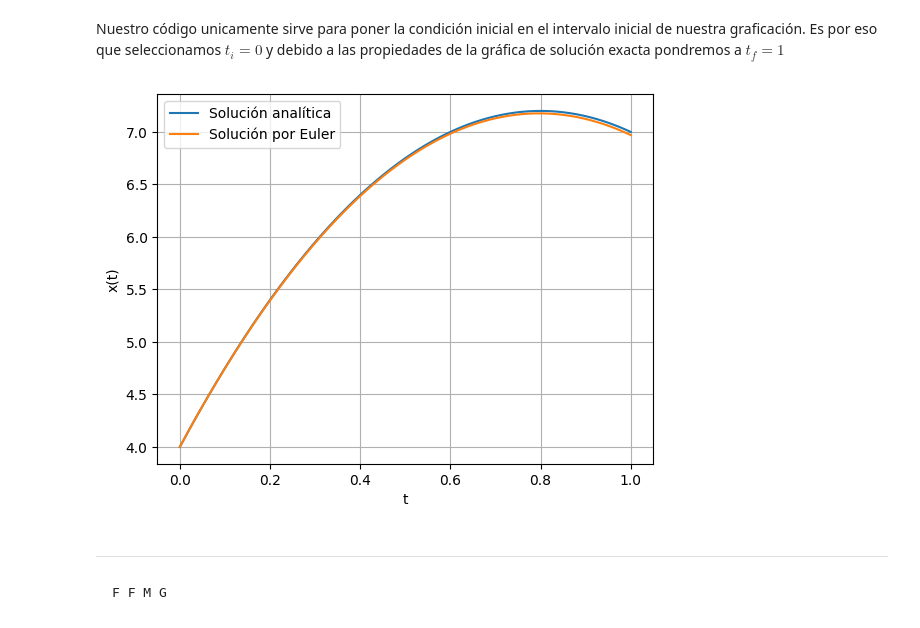
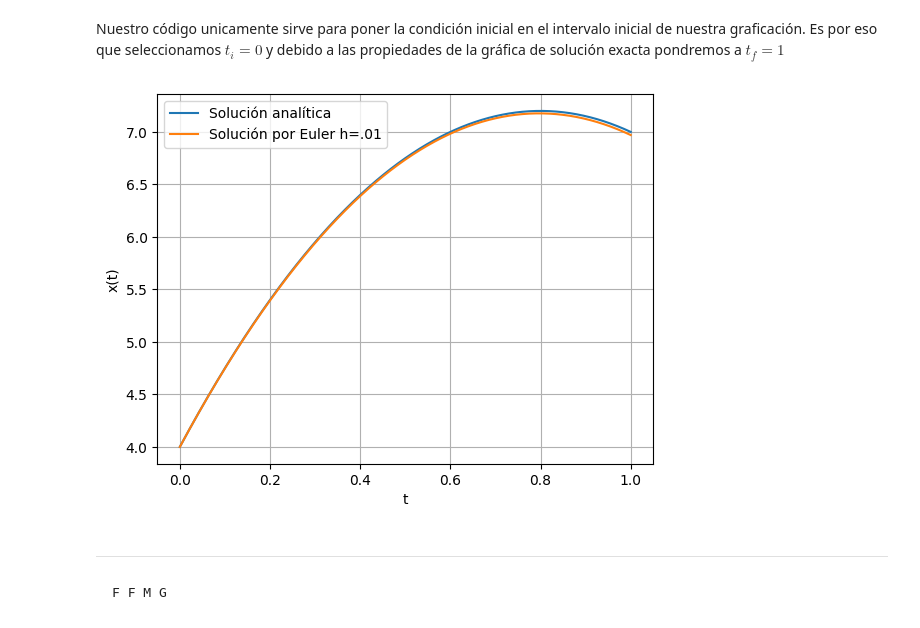
Before and after one commit to PhysFruu/Fisica_Computacional, a Jupyter notebook: Tarea_11_Metodo_de_Euler.ipynb, the cells around one changed output. Drawn from its saved outputs; the diff is of its cells as text; code cells hidden in the pictures.

````diff
--- a/Tarea_11_Metodo_de_Euler.ipynb
+++ b/Tarea_11_Metodo_de_Euler.ipynb
@@ -273,14 +272,14 @@ g(x,t)=(2x-18t)/(1+t)
 Dato5=metodo_eulerh(g,4,0,1,.01);
 # %%
 plot(Dato[1],Dato[2],label="Solución analítica")
-plot(Dato5[1],Dato5[2],label="Solución por Euler")
+plot(Dato5[1],Dato5[2],label="Solución por Euler h=.01")
 grid("on")
 legend()
 xlabel("t")
 ylabel("x(t)")
 show()
 # %% [output]
-[figure, old version]
+[figure, new version]
 # %% [markdown]
 *****
 ```python
````
Also changed, not shown: parts of 1 cell of this notebook, 3 other files.
